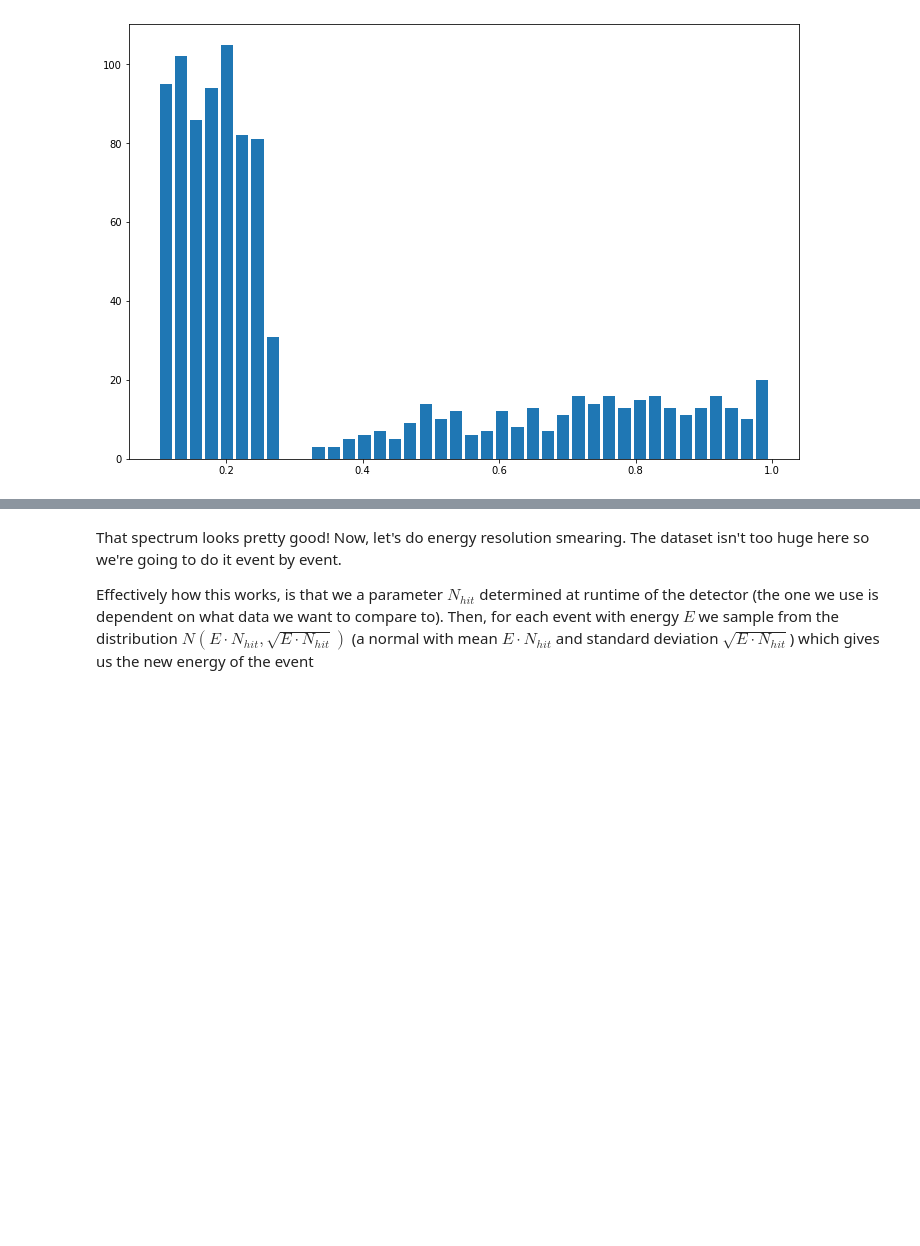
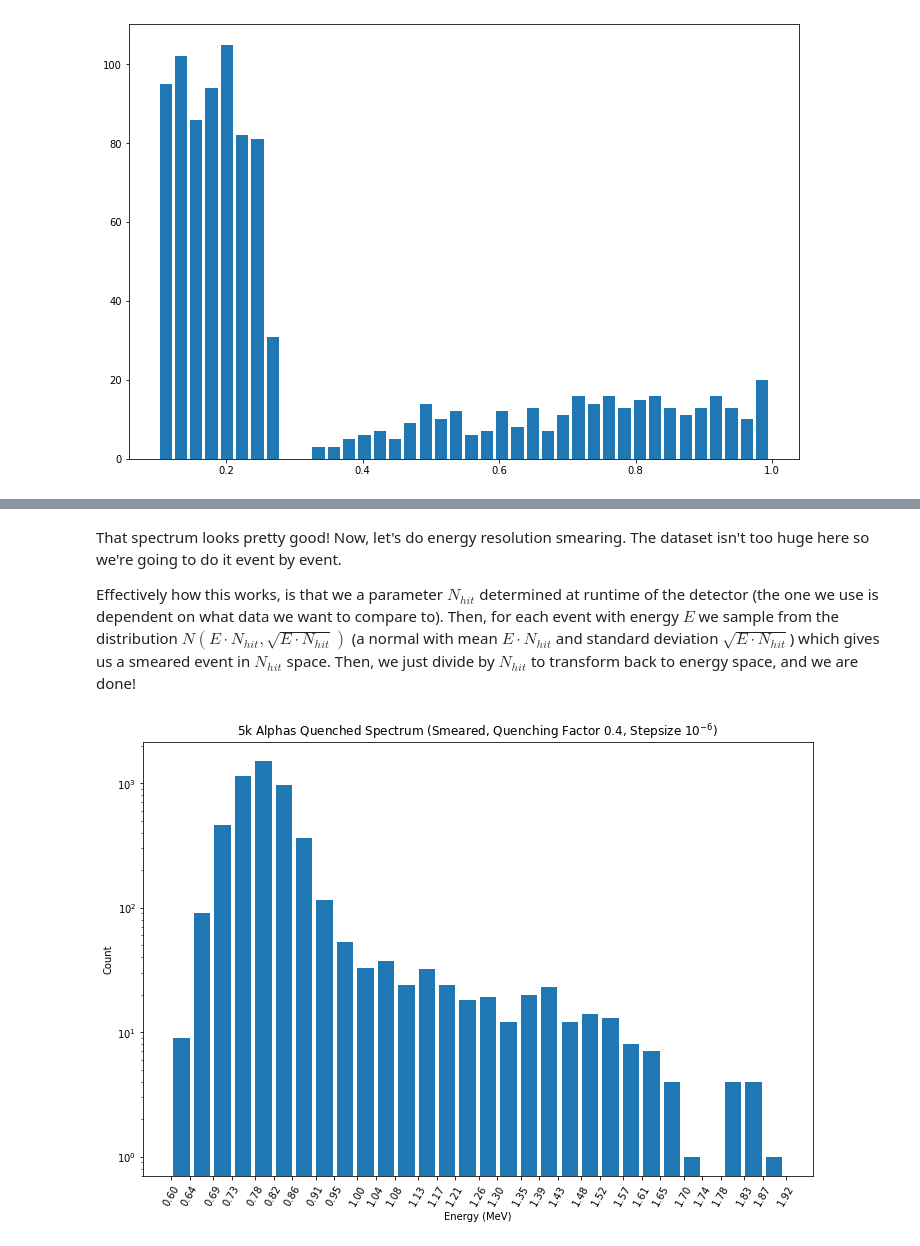
Before and after one commit to ddrobner/scatteringsim, a Jupyter notebook: scatteringsim.ipynb, the cells around one changed output, grey strips where cells are left out. Saved outputs shown, nothing was run; the diff lists cells and outputs as text; code cells hidden in the pictures; blank space fills up the shorter version.

```diff
--- a/scatteringsim.ipynb
+++ b/scatteringsim.ipynb
@@ -573,4 +594,6 @@ runtime of the detector (the one we use is dependent on what data we want to
 compare to). Then, for each event with energy $E$ we sample from the
 distribution $N(E\cdot N_{hit},
 \sqrt{E\cdot N_{hit}})$ (a normal with mean $E \cdot N_{hit}$ and standard
-deviation $\sqrt{E \cdot N_{hit}}$) which gives us the new energy of the event
+deviation $\sqrt{E \cdot N_{hit}}$) which gives us a smeared event in $N_{hit}$
+space. Then, we just divide by $N_{hit}$ to transform back to energy space, and
+we are done!
@@ -579,0 +600,25 @@ nhit = 300
+# %%
+# this is a placeholder for right now
+nhit = 300
+
+q_spec_smeared = []
+
+for i in range(len(q_spec)):
+    e_i = q_spec[i]
+    e_f = (random.gauss(e_i*nhit, np.sqrt(e_i*nhit)))/nhit
+    q_spec_smeared.append(e_f)
+
+counts, bins = np.histogram(q_spec_smeared, 30)
+plt.hist(bins[:-1], bins, weights=counts, rwidth=0.8)
+plt.yscale('log')
+plt.xticks([round(i, 2) for i in bins])
+plt.xticks(rotation=60)
+plt.ticklabel_format(style='plain', axis='x')
+plt.gcf().axes[0].xaxis.get_major_formatter().set_scientific(False)
+plt.title("5k Alphas Quenched Spectrum (Smeared, Quenching Factor 0.5, Stepsize $10^{-6}$)")
+plt.xlabel("Energy (MeV)")
+plt.ylabel("Count")
+plt.savefig("5k_quenched_smeared_0p4q.jpg")
+plt.show()
+# %% [output]
+[figure, added]
```
Also changed, not shown: parts of 6 cells of this notebook.
